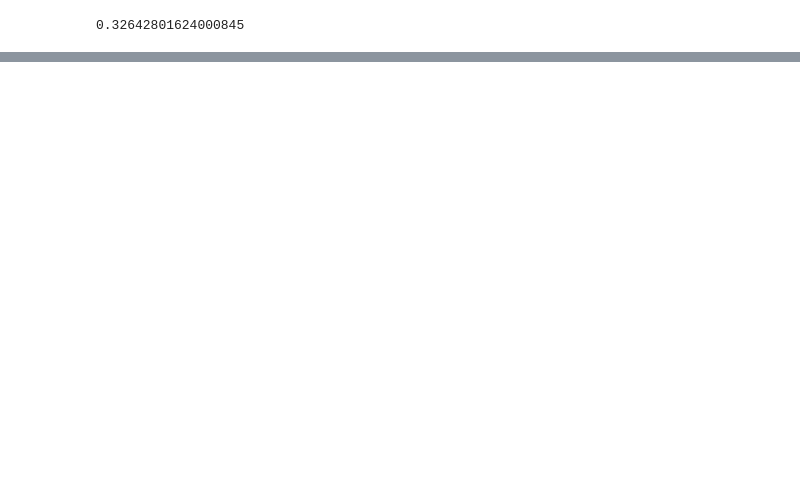
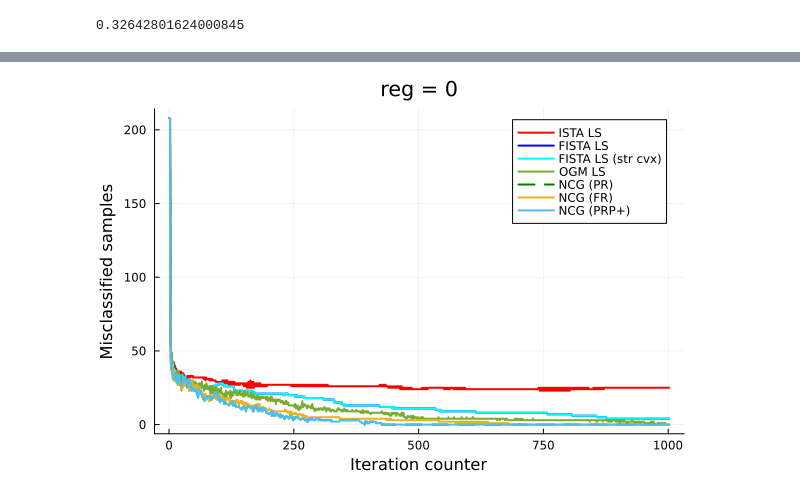
Before and after one commit to Shuvomoy/NCG-PEP-code, a Jupyter notebook: Miscellaneous/Julia_code_for_Figure_1/Code_to_generate_Figure_1.ipynb, the cells around one changed output, grey strips where cells are left out. Saved outputs shown, nothing was run; the diff lists cells and outputs as text; code cells hidden in the pictures; blank space fills up the shorter version.

```diff
--- a/Miscellaneous/Julia_code_for_Figure_1/Code_to_generate_Figure_1.ipynb
+++ b/Miscellaneous/Julia_code_for_Figure_1/Code_to_generate_Figure_1.ipynb
@@ -396,0 +463,23 @@ plot!(1:Nmax+2, vec(nbmiss7_m), line = (2, :solid, RGB(0.3010, 0.7450, 0.9330)),
+# %%
+## subplot 2
+# ==========
+
+plot()
+
+p2 = plot(1:Nmax+2, vec(nbmiss1), line = (:red, 2), label = "ISTA LS", xlabel = "Iteration counter", ylabel = "Misclassified samples")
+
+plot!(1:Nmax+2, vec(nbmiss2), line = (:blue, 2), label = "FISTA LS")
+
+plot!(1:Nmax+2, vec(nbmiss3), line = (:cyan, 2), label = "FISTA LS (str cvx)")
+
+plot!(1:Nmax+2, vec(nbmiss4), line = (2, :solid, RGB(0.4660, 0.6740, 0.1880)), label = "OGM LS")
+
+plot!(1:Nmax+2, vec(nbmiss5), line = (:green, :dash, 2), label = "NCG (PR)")
+
+plot!(1:Nmax+2, vec(nbmiss6), line = (2, :solid, RGB(0.9290, 0.6940, 0.1250)), label = "NCG (FR)")
+
+plot!(1:Nmax+2, vec(nbmiss7), line = (2, :solid, RGB(0.3010, 0.7450, 0.9330)), label = "NCG (PRP+)")
+
+title!("reg = 0")
+# %% [output]
+[figure, added]
```
Also changed, not shown: parts of 9 cells of this notebook.
